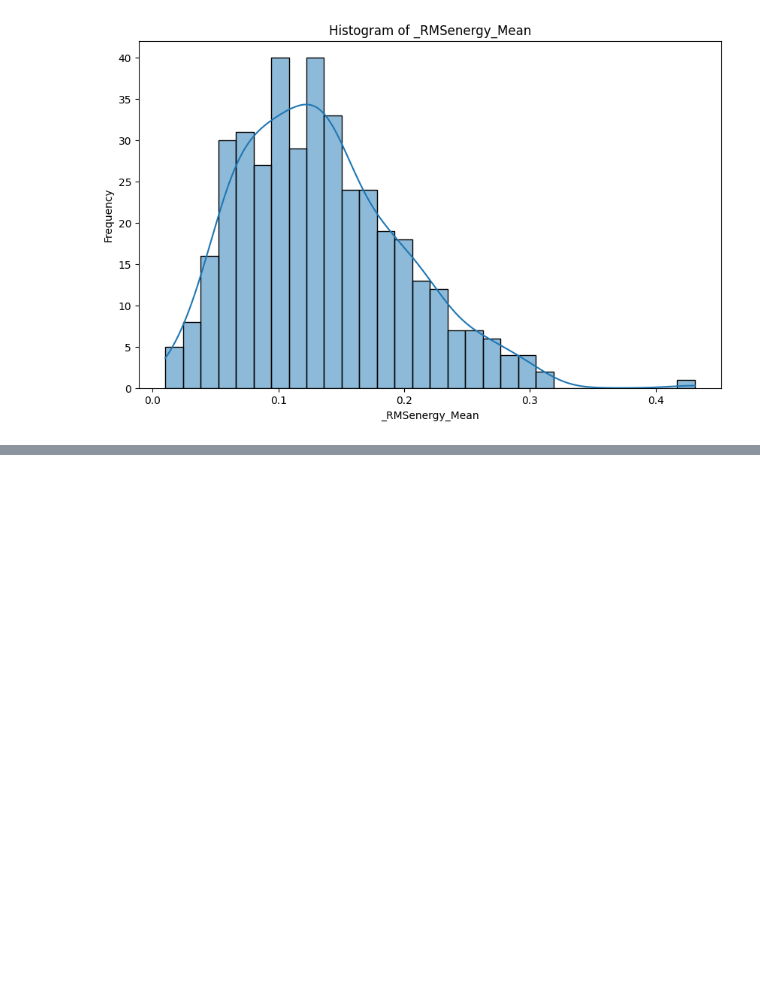
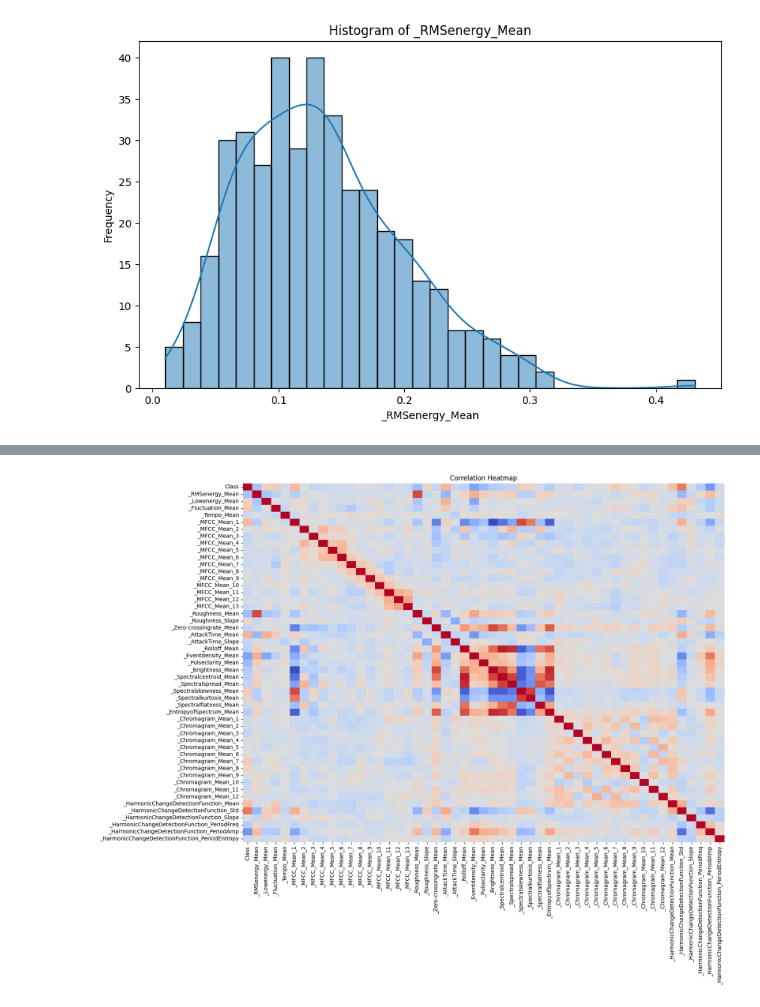
Before and after one commit to zmaltzin/mlops_team_20-1, a Jupyter notebook: notebooks/1.0-gbl-initial-data-exploration.ipynb, the cells around one changed output, grey strips where cells are left out. Cells and saved outputs as stored; diff of their text form; code cells hidden in the pictures; blank space fills up the shorter version.

```diff
--- a/notebooks/1.0-gbl-initial-data-exploration.ipynb
+++ b/notebooks/1.0-gbl-initial-data-exploration.ipynb
@@ -56,3 +69,15 @@ ph_df.plot_hist(column='_RMSenergy_Mean', save=False)
+# %%
+# codificación de etiquetas (label encoding) para columnas categóricas
+encoder = LabelEncoderWrapper(df)
+encoder.encode_column('Class')
+encoded_data = encoder.get_encoded_data()
+# %%
+# Graficar Mapa de calor
+heatmap = CorrelationHeatmap(encoded_data)
+heatmap.calculate_correlation()
+heatmap.plot_heatmap()
+# %% [output]
+[figure, added]
 # %%
 import mlflow
 
```
Also changed, not shown: parts of 6 cells of this notebook, 1 other file.
